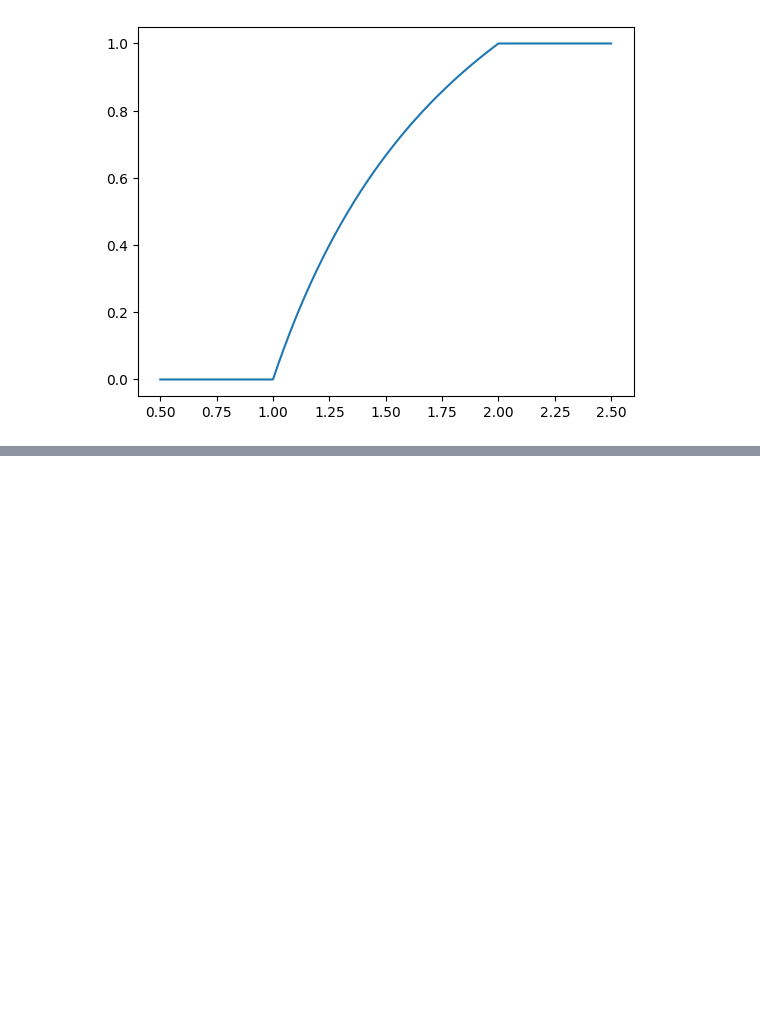
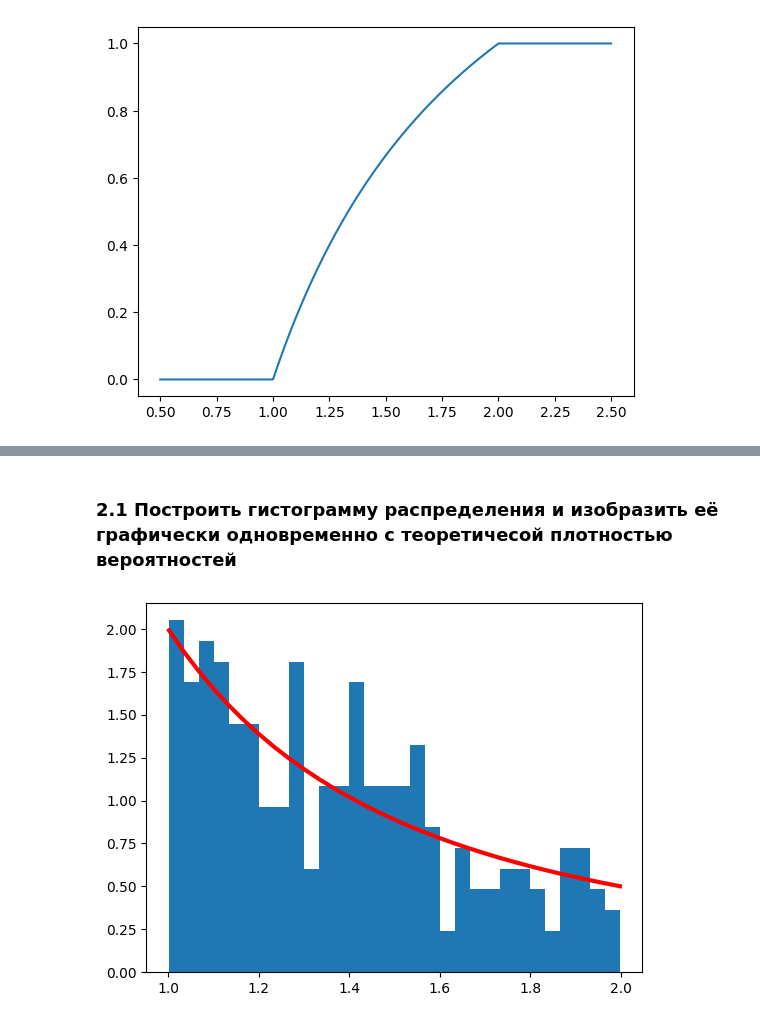
Before and after one commit to bloodlaac/terver, a Jupyter notebook: src/terver.ipynb, the cells around one changed output, grey strips where cells are left out. Cells and saved outputs as stored; diff of their text form; code cells hidden in the pictures; blank space fills up the shorter version.

```diff
--- a/src/terver.ipynb
+++ b/src/terver.ipynb
@@ -371,0 +407,2 @@ plt.show()
+# %%
+selection= stats.uniform.rvs(size=n, random_state=SEED)
@@ -371,0 +419,10 @@ plt.show()
+# %% [markdown]
+### 2.1 Построить гистограмму распределения и изобразить её графически</br> одновременно с теоретичесой плотностью вероятностей
+# %%
+_, intervals_x, _ = plt.hist(x, 30, density=True)
+theoretic_y = [f(val) for val in intervals_x]
+
+plt.plot(intervals_x, theoretic_y, linewidth=3, color='r')
+plt.show()
+# %% [output]
+[figure, added]
```
Also changed, not shown: parts of 35 cells of this notebook.
